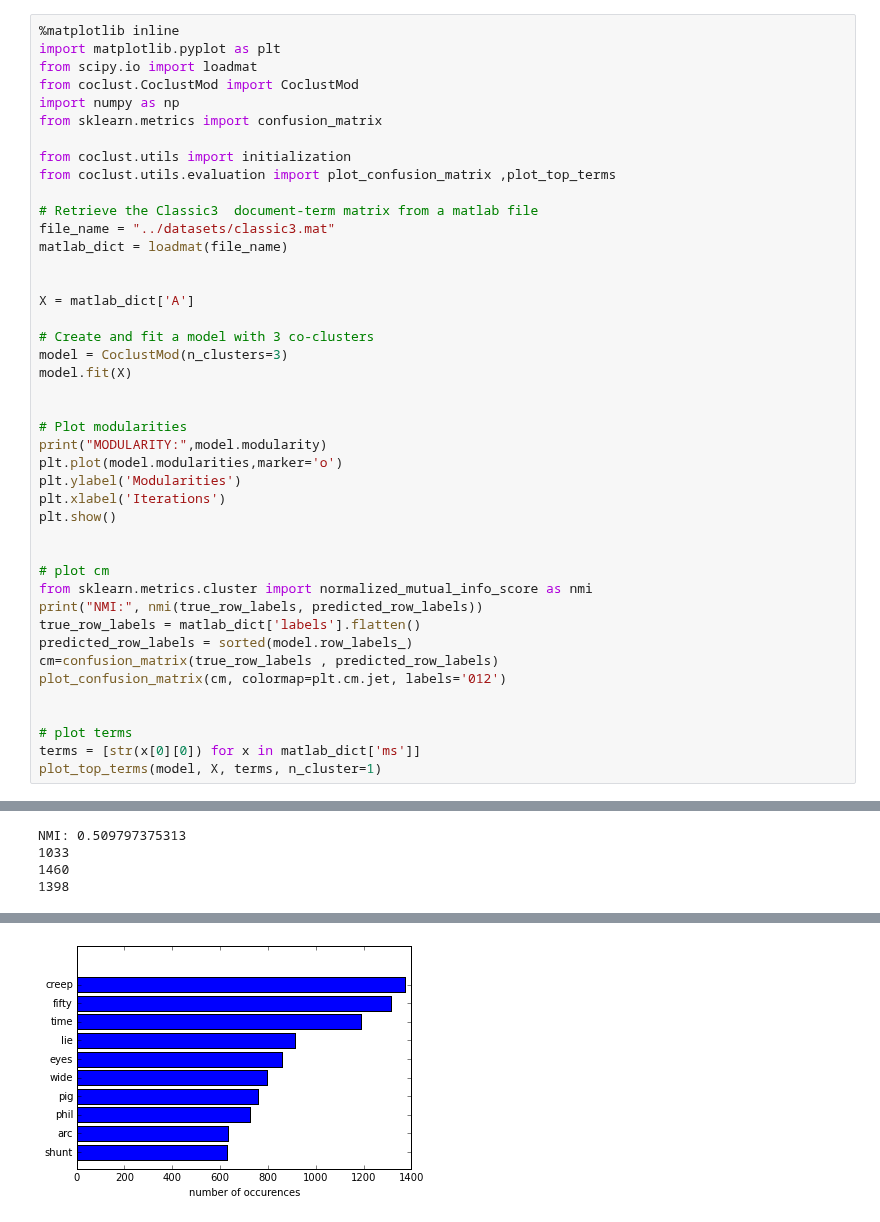
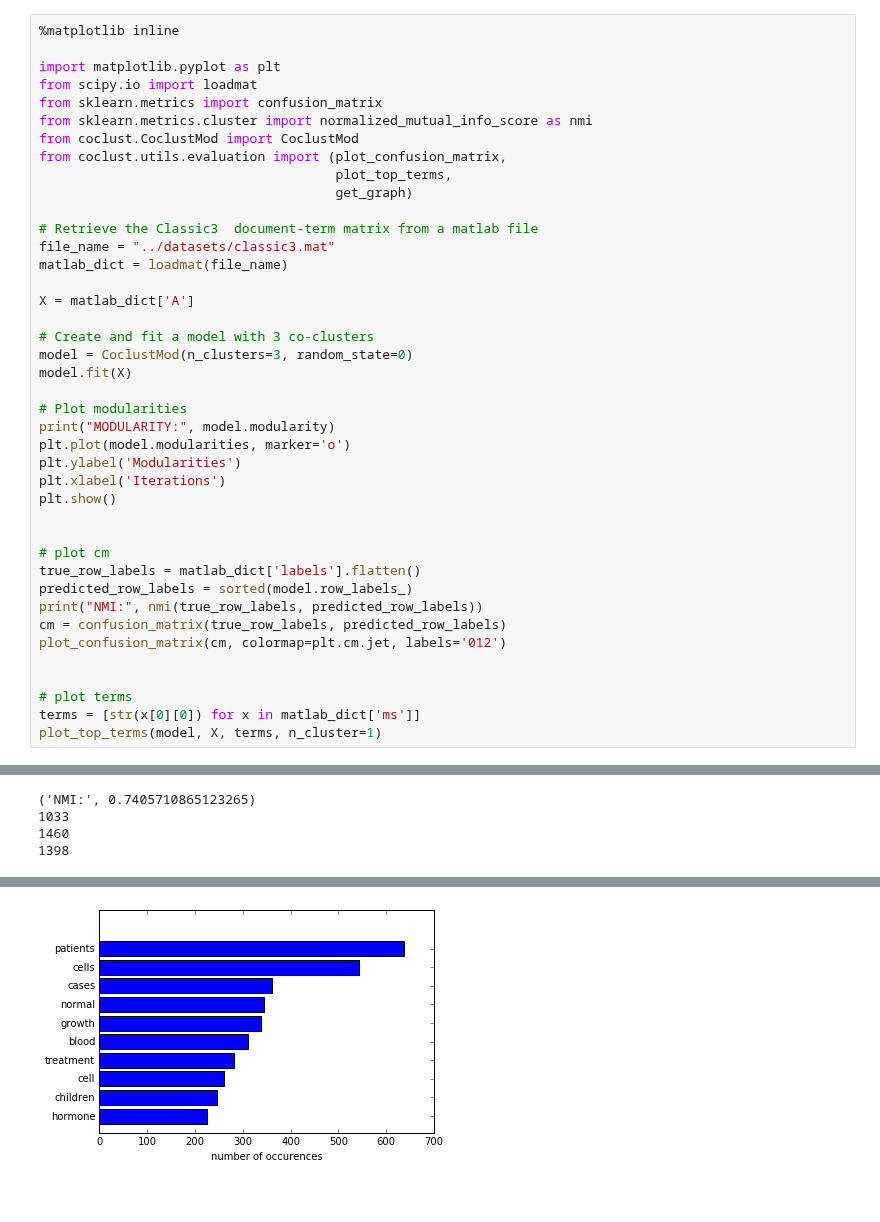
Before and after one commit to franrole/cclust_package, a Jupyter notebook: demo/demo-coclustmod.ipynb, the cells around one changed output, grey strips where cells are left out. Saved outputs shown, nothing was run; the diff lists cells and outputs as text.

Commit message:
update demos: add graph and remove unused cells

```diff
--- a/demo/demo-coclustmod.ipynb
+++ b/demo/demo-coclustmod.ipynb
@@ -1,40 +1,38 @@
 # %%
 %matplotlib inline
+
 import matplotlib.pyplot as plt
 from scipy.io import loadmat
+from sklearn.metrics import confusion_matrix
+from sklearn.metrics.cluster import normalized_mutual_info_score as nmi
 from coclust.CoclustMod import CoclustMod
-import numpy as np
-from sklearn.metrics import confusion_matrix
-
-from coclust.utils import initialization
-from coclust.utils.evaluation import plot_confusion_matrix ,plot_top_terms
+from coclust.utils.evaluation import (plot_confusion_matrix,
+                                      plot_top_terms,
+                                      get_graph)
 
 # Retrieve the Classic3  document-term matrix from a matlab file
 file_name = "../datasets/classic3.mat"
 matlab_dict = loadmat(file_name)
 
-
 X = matlab_dict['A']
 
 # Create and fit a model with 3 co-clusters
-model = CoclustMod(n_clusters=3)
+model = CoclustMod(n_clusters=3, random_state=0)
 model.fit(X)
 
-
 # Plot modularities
-print("MODULARITY:",model.modularity)
-plt.plot(model.modularities,marker='o')
+print("MODULARITY:", model.modularity)
+plt.plot(model.modularities, marker='o')
 plt.ylabel('Modularities')
 plt.xlabel('Iterations')
 plt.show()
 
 
 # plot cm
-from sklearn.metrics.cluster import normalized_mutual_info_score as nmi
-print("NMI:", nmi(true_row_labels, predicted_row_labels))
 true_row_labels = matlab_dict['labels'].flatten()
 predicted_row_labels = sorted(model.row_labels_)
-cm=confusion_matrix(true_row_labels , predicted_row_labels)
+print("NMI:", nmi(true_row_labels, predicted_row_labels))
+cm = confusion_matrix(true_row_labels, predicted_row_labels)
 plot_confusion_matrix(cm, colormap=plt.cm.jet, labels='012')
 
 
@@ -47,4 +45,4 @@ MODULARITY: 0.408923601549
-NMI: 0.509797375313
+('NMI:', 0.7405710865123265)
 1033
 1460
 1398
@@ -52 +50 @@ NMI: 0.509797375313
-[figure, old version]
+[figure, new version]
```
Also changed, not shown: parts of 7 cells of this notebook, 4 other files.
